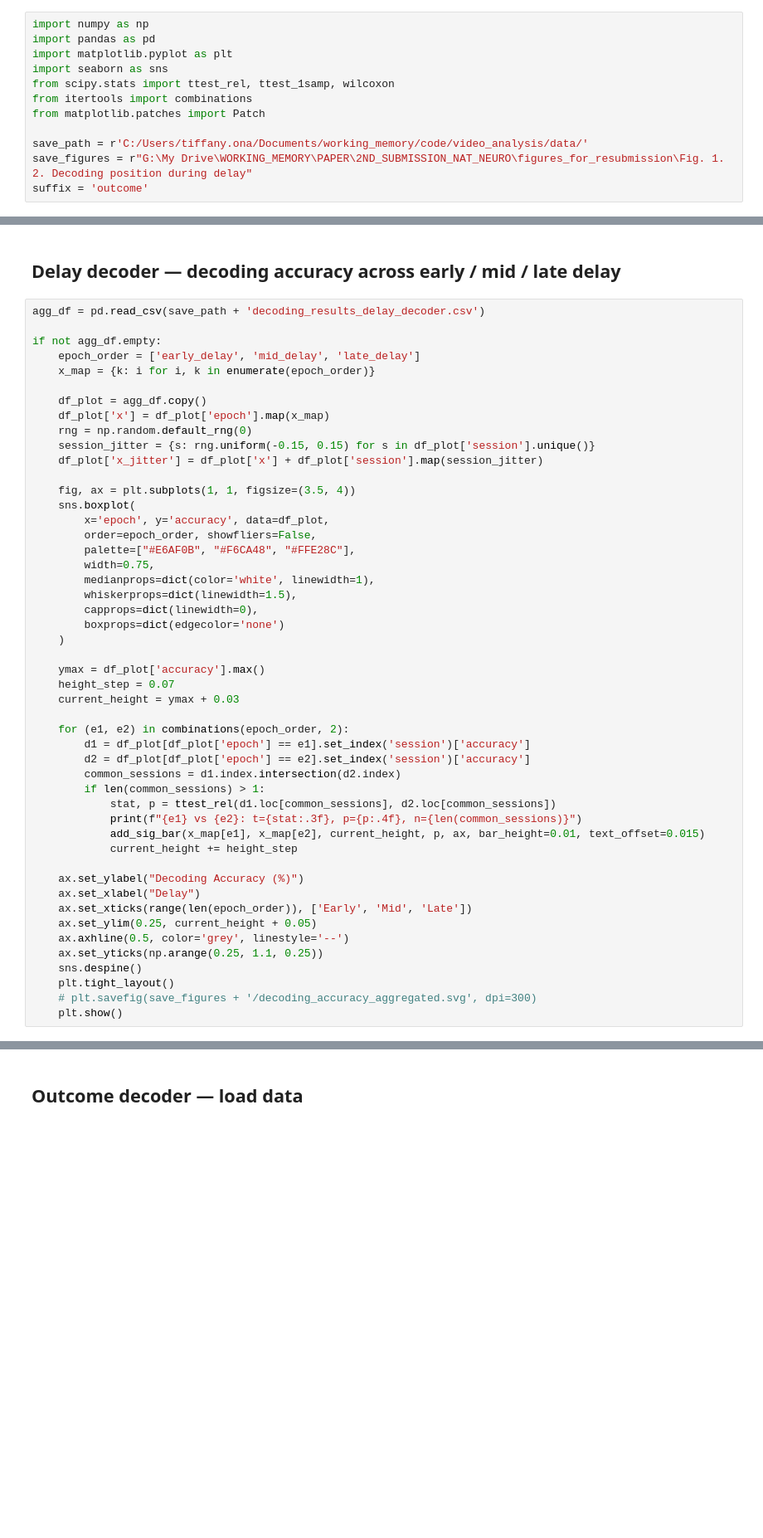
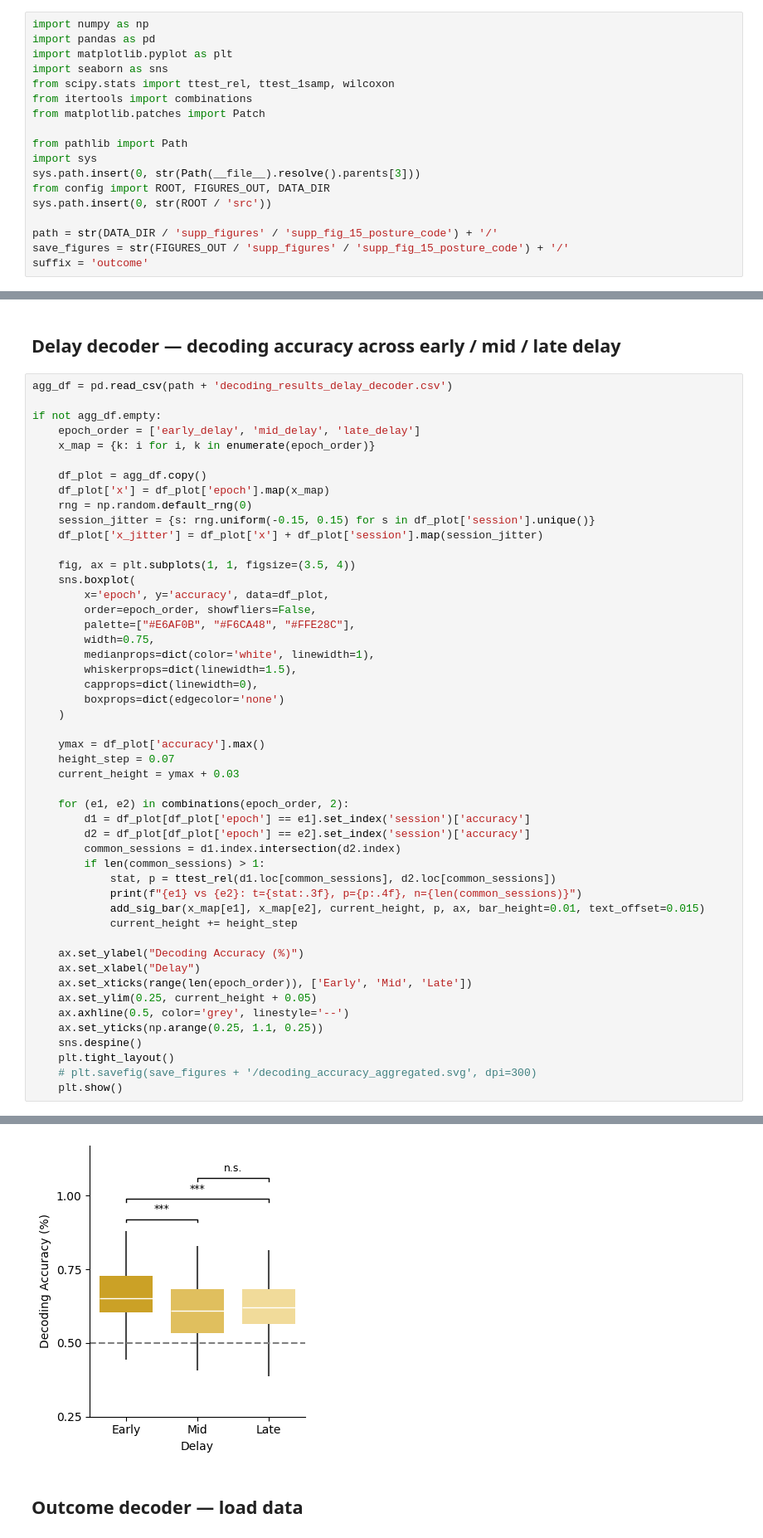
Before and after one commit to tiffanyona/WM_manuscript_FIGURES, a Jupyter notebook: code/supp_figures/supp_fig_15_posture_code/supp_fig_15_posture_choice_decoding.ipynb, the cells around one changed output, grey strips where cells are left out. Shown at 83% size. Drawn from its saved outputs; the diff is of its cells as text; blank space fills up the shorter version.

```diff
--- a/code/supp_figures/supp_fig_15_posture_code/supp_fig_15_posture_choice_decoding.ipynb
+++ b/code/supp_figures/supp_fig_15_posture_code/supp_fig_15_posture_choice_decoding.ipynb
@@ -7,6 +7,12 @@ from scipy.stats import ttest_rel, ttest_1samp, wilcoxon
 from itertools import combinations
 from matplotlib.patches import Patch
 
-save_path = r'C:/Users/tiffany.ona/Documents/working_memory/code/video_analysis/data/'
-save_figures = r"G:\My Drive\WORKING_MEMORY\PAPER\2ND_SUBMISSION_NAT_NEURO\figures_for_resubmission\Fig. 1. 2. Decoding position during delay"
+from pathlib import Path
+import sys
+sys.path.insert(0, str(Path(__file__).resolve().parents[3]))
+from config import ROOT, FIGURES_OUT, DATA_DIR
+sys.path.insert(0, str(ROOT / 'src'))
+
+path = str(DATA_DIR / 'supp_figures' / 'supp_fig_15_posture_code') + '/'
+save_figures = str(FIGURES_OUT / 'supp_figures' / 'supp_fig_15_posture_code') + '/'
 suffix = 'outcome'
@@ -21,7 +29,7 @@ def add_sig_bar(x1, x2, y, p, ax, bar_height=0.02, text_offset=0.01):
 # %% [markdown]
 ## Delay decoder — decoding accuracy across early / mid / late delay
 # %%
-agg_df = pd.read_csv(save_path + 'decoding_results_delay_decoder.csv')
+agg_df = pd.read_csv(path + 'decoding_results_delay_decoder.csv')
 
 if not agg_df.empty:
     epoch_order = ['early_delay', 'mid_delay', 'late_delay']
@@ -69,3 +77,4 @@ if not agg_df.empty:
     plt.tight_layout()
     # plt.savefig(save_figures + '/decoding_accuracy_aggregated.svg', dpi=300)
     plt.show()
+# %% [output]
@@ -72,3 +87,4 @@ if not agg_df.empty:
+[figure, added]
 # %% [markdown]
 ## Outcome decoder — load data
 # %%
```
Also changed, not shown: parts of 7 cells of this notebook, 3 other files.
